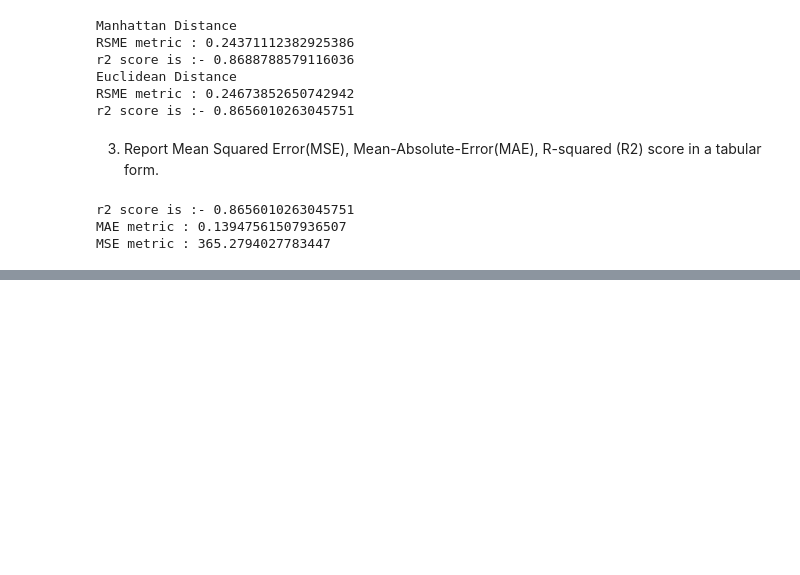
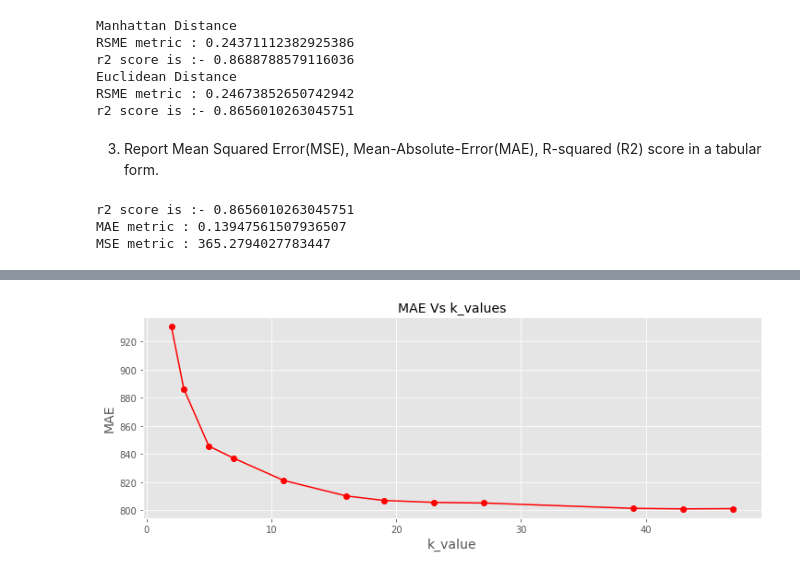
Before and after one commit to kanishk779/SMAI-1, a Jupyter notebook: Assignment1.ipynb, the cells around one changed output, grey strips where cells are left out. Saved outputs shown, nothing was run; the diff lists cells and outputs as text; code cells hidden in the pictures; blank space fills up the shorter version.

```diff
--- a/Assignment1.ipynb
+++ b/Assignment1.ipynb
@@ -209,0 +248,10 @@ MSE metric : 365.2794027783447
+# %%
+plt.figure(figsize=(12, 4))
+plt.plot(k_values, mae, color='red', marker='o')
+plt.title('MAE Vs k_values', fontsize=14)
+plt.xlabel('k_value', fontsize=14)
+plt.ylabel('MAE', fontsize=14)
+plt.grid(True)
+plt.show()
+# %% [output]
+[figure, added]
```
Also changed, not shown: parts of 4 cells of this notebook.
